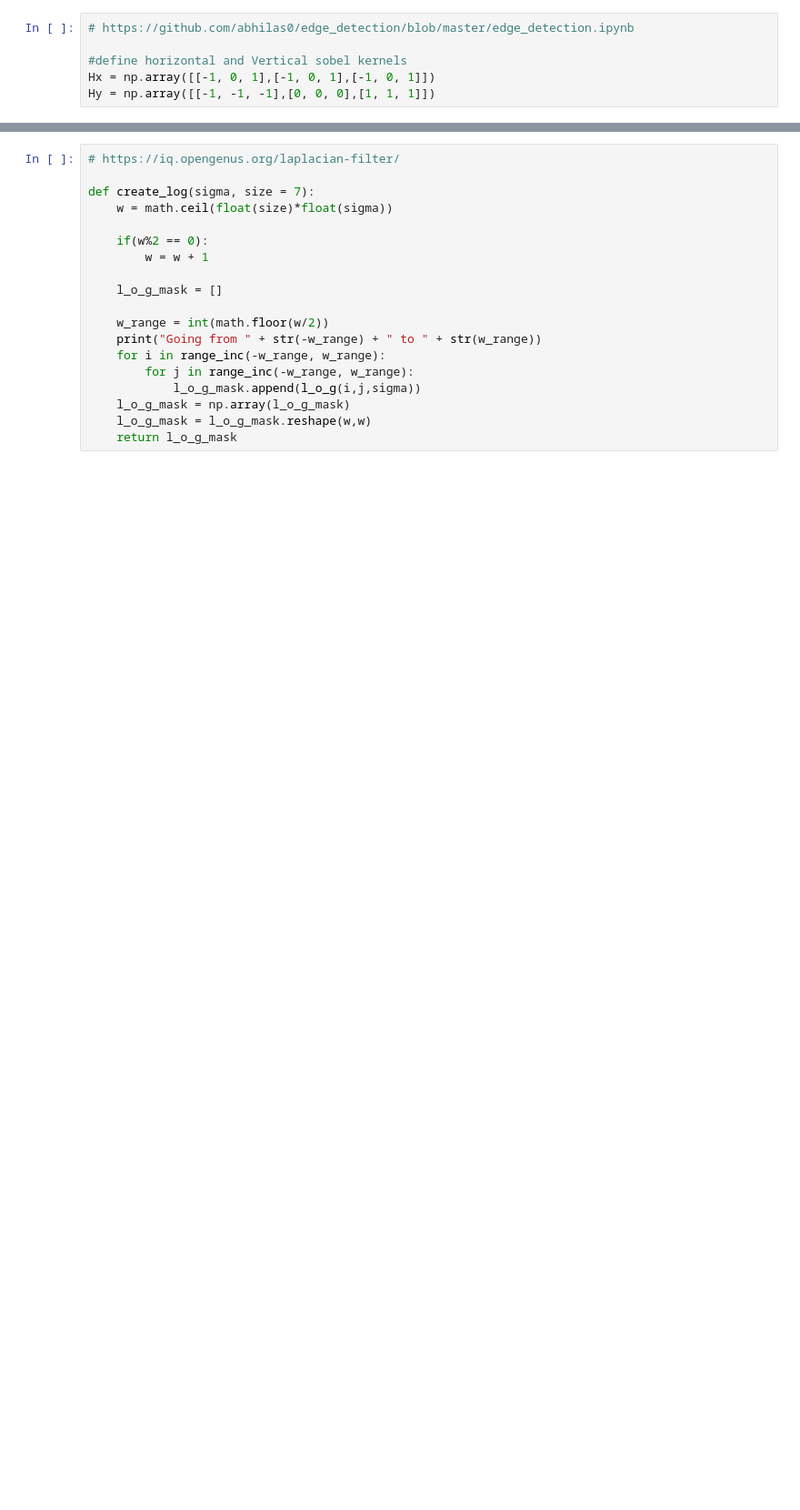
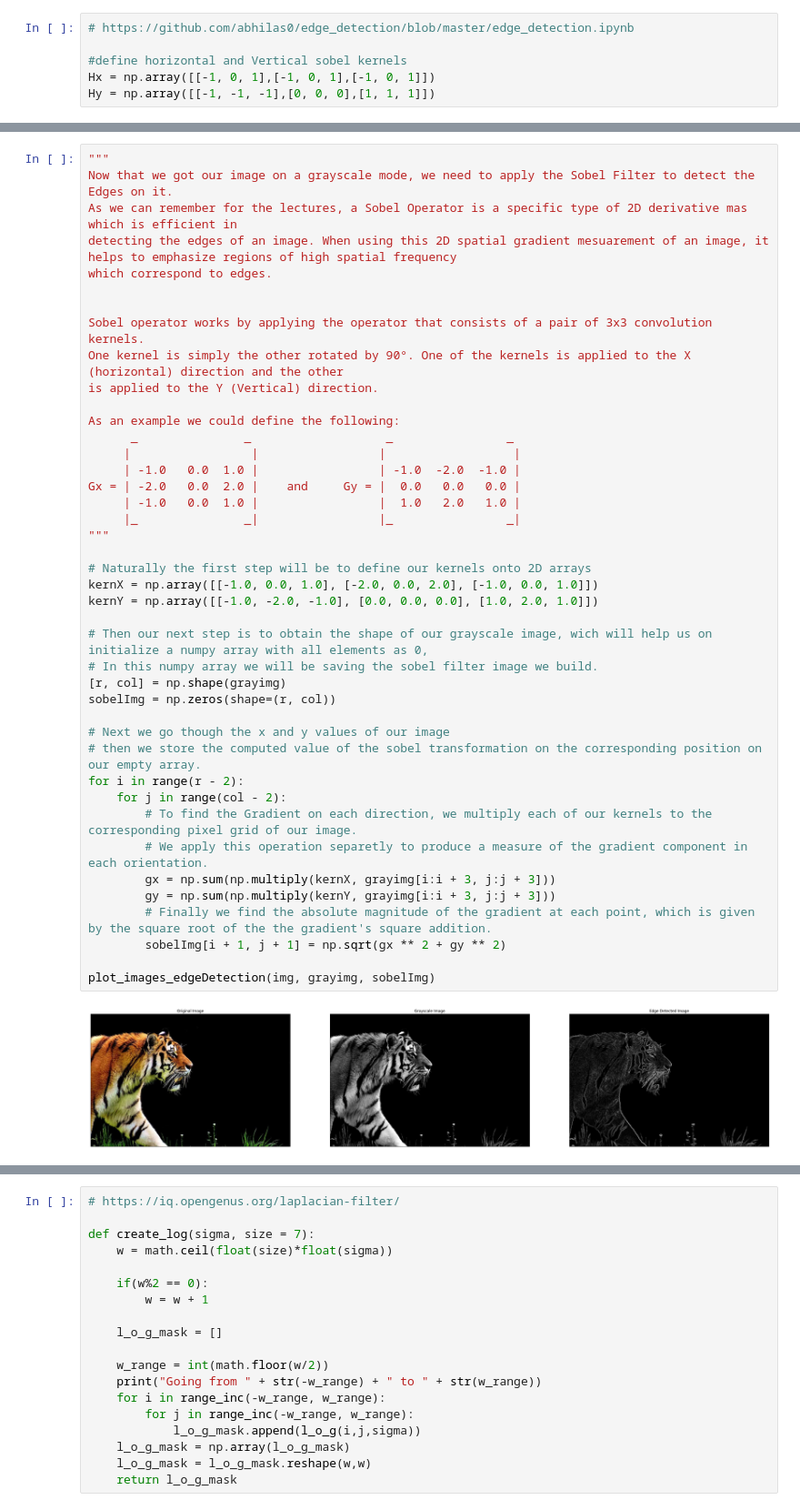
Before and after one commit to CV-INSIDE/computer-vision-course, a Jupyter notebook: 4_convolution.ipynb, the cells around one changed output, grey strips where cells are left out. Shown at 91% size. Saved outputs shown, nothing was run; the diff lists cells and outputs as text; blank space fills up the shorter version.

Commit message:
Sobel

```diff
--- a/4_convolution.ipynb
+++ b/4_convolution.ipynb
@@ -396 +389,45 @@ fig2.show()
+# %%
+"""
+Now that we got our image on a grayscale mode, we need to apply the Sobel Filter to detect the Edges on it.
+As we can remember for the lectures, a Sobel Operator is a specific type of 2D derivative mas which is efficient in
+detecting the edges of an image. When using this 2D spatial gradient mesuarement of an image, it helps to emphasize regions of high spatial frequency
+which correspond to edges.
+
+
+Sobel operator works by applying the operator that consists of a pair of 3x3 convolution kernels.
+One kernel is simply the other rotated by 90°. One of the kernels is applied to the X (horizontal) direction and the other
+is applied to the Y (Vertical) direction.
+
+As an example we could define the following:
+      _               _                   _                _
+     |                 |                 |                  |
+     | -1.0   0.0  1.0 |                 | -1.0  -2.0  -1.0 |
+Gx = | -2.0   0.0  2.0 |    and     Gy = |  0.0   0.0   0.0 |
+     | -1.0   0.0  1.0 |                 |  1.0   2.0   1.0 |
+     |_               _|                 |_                _|
+"""
+
+# Naturally the first step will be to define our kernels onto 2D arrays
+kernX = np.array([[-1.0, 0.0, 1.0], [-2.0, 0.0, 2.0], [-1.0, 0.0, 1.0]])
+kernY = np.array([[-1.0, -2.0, -1.0], [0.0, 0.0, 0.0], [1.0, 2.0, 1.0]])
+
+# Then our next step is to obtain the shape of our grayscale image, wich will help us on initialize a numpy array with all elements as 0,
+# In this numpy array we will be saving the sobel filter image we build.
+[r, col] = np.shape(grayimg)
+sobelImg = np.zeros(shape=(r, col))
+
+# Next we go though the x and y values of our image
+# then we store the computed value of the sobel transformation on the corresponding position on our empty array.
+for i in range(r - 2):
+    for j in range(col - 2):
+        # To find the Gradient on each direction, we multiply each of our kernels to the corresponding pixel grid of our image.
+        # We apply this operation separetly to produce a measure of the gradient component in each orientation.
+        gx = np.sum(np.multiply(kernX, grayimg[i:i + 3, j:j + 3]))
+        gy = np.sum(np.multiply(kernY, grayimg[i:i + 3, j:j + 3]))
+        # Finally we find the absolute magnitude of the gradient at each point, which is given by the square root of the the gradient's square addition.
+        sobelImg[i + 1, j + 1] = np.sqrt(gx ** 2 + gy ** 2)
+
+plot_images_edgeDetection(img, grayimg, sobelImg)
+# %% [output]
+[figure, added]
 # %% [markdown]
```
Also changed, not shown: parts of 17 cells of this notebook, 1 other file.
